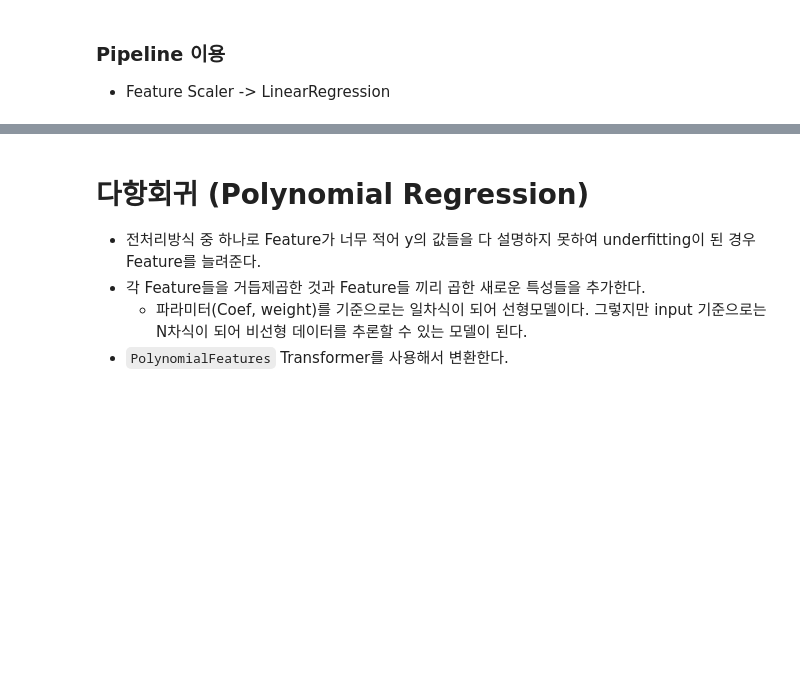
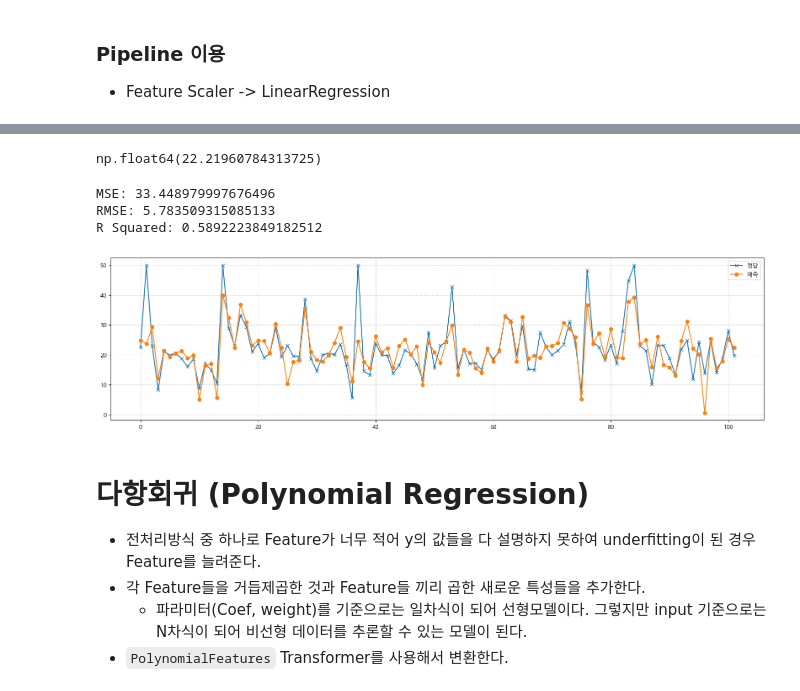
Before and after one commit to kgmyhGit/SKN06, a Jupyter notebook: 08_machine_learning/12_선형모델_선형회귀.ipynb, the cells around one changed output, grey strips where cells are left out. Drawn from its saved outputs; the diff is of its cells as text; code cells hidden in the pictures; blank space fills up the shorter version.

```diff
--- a/08_machine_learning/12_선형모델_선형회귀.ipynb
+++ b/08_machine_learning/12_선형모델_선형회귀.ipynb
@@ -87,14 +148,26 @@ pl.fit(X_train, y_train)
 # %%
 pred = pl.predict(X_test)
+# %%
+y_test.mean()
+# %% [output]
+np.float64(22.21960784313725)
+# %%
+print_regression_metrcis(y_test, pred)
+# %% [output]
+MSE: 33.448979997676496
+RMSE: 5.783509315085133
+R Squared: 0.5892223849182512
 # %%
 ### y_test 정답과 추론값 비교 - 시각화
 import matplotlib.pyplot as plt
 plt.figure(figsize=(20, 5))
-plt.plot(range(y_test.size), y_test, marker="x", label="y")
-plt.plot(range(y_test.size), pred, marker='o', label="")
+plt.plot(range(y_test.size), y_test, marker="x", label="정답")
+plt.plot(range(y_test.size), pred, marker='o', label="예측")
 plt.legend()
 plt.grid(True, linestyle=":")
 plt.show()
+# %% [output]
+[figure, added]
 # %% [markdown]
 # 다항회귀 (Polynomial Regression)
 - 전처리방식 중 하나로 Feature가 너무 적어 y의 값들을 다 설명하지 못하여 underfitting이 된 경우 Feature를 늘려준다.
```
Also changed, not shown: parts of 42 cells of this notebook, 2 other files.
